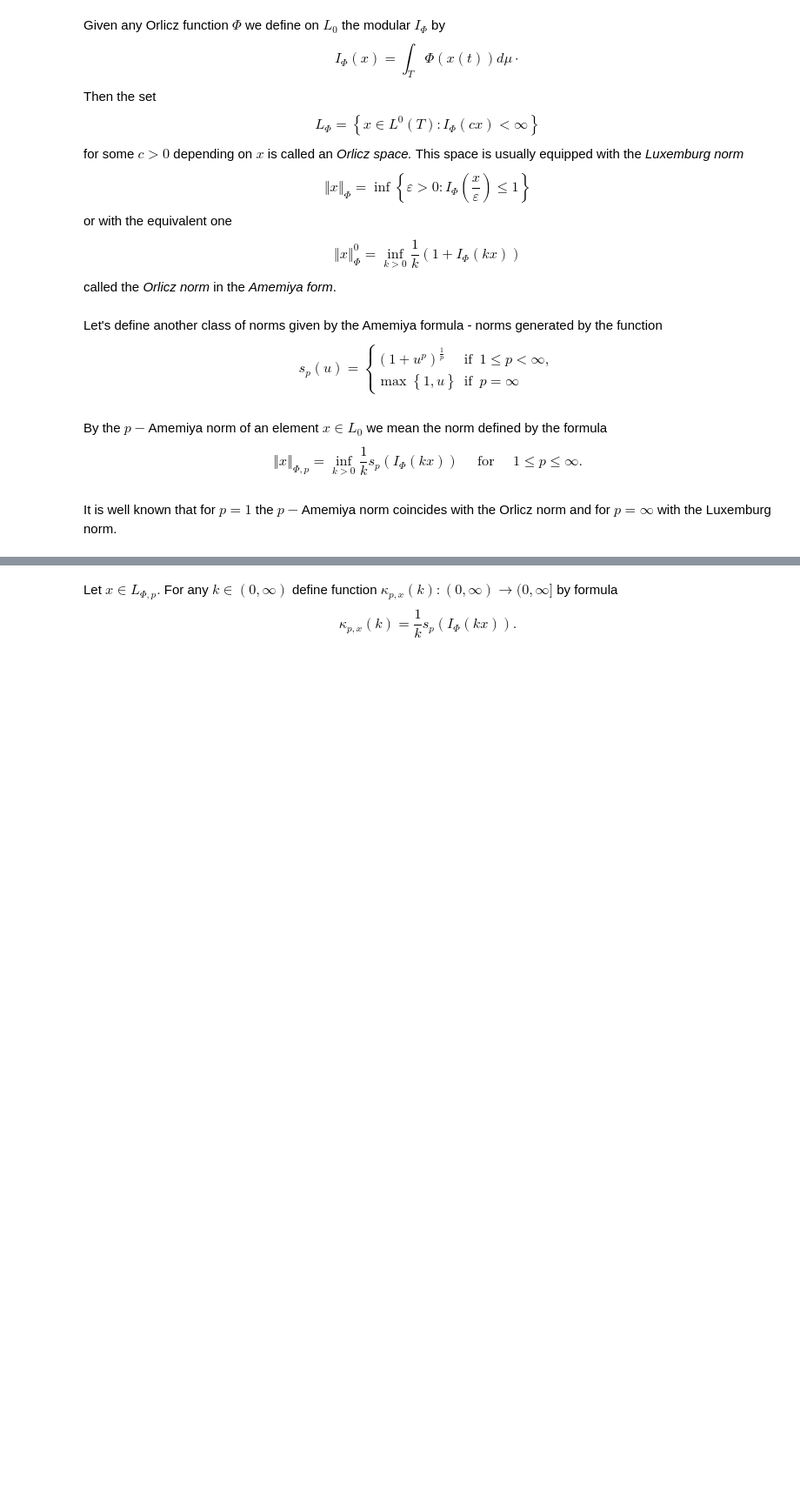
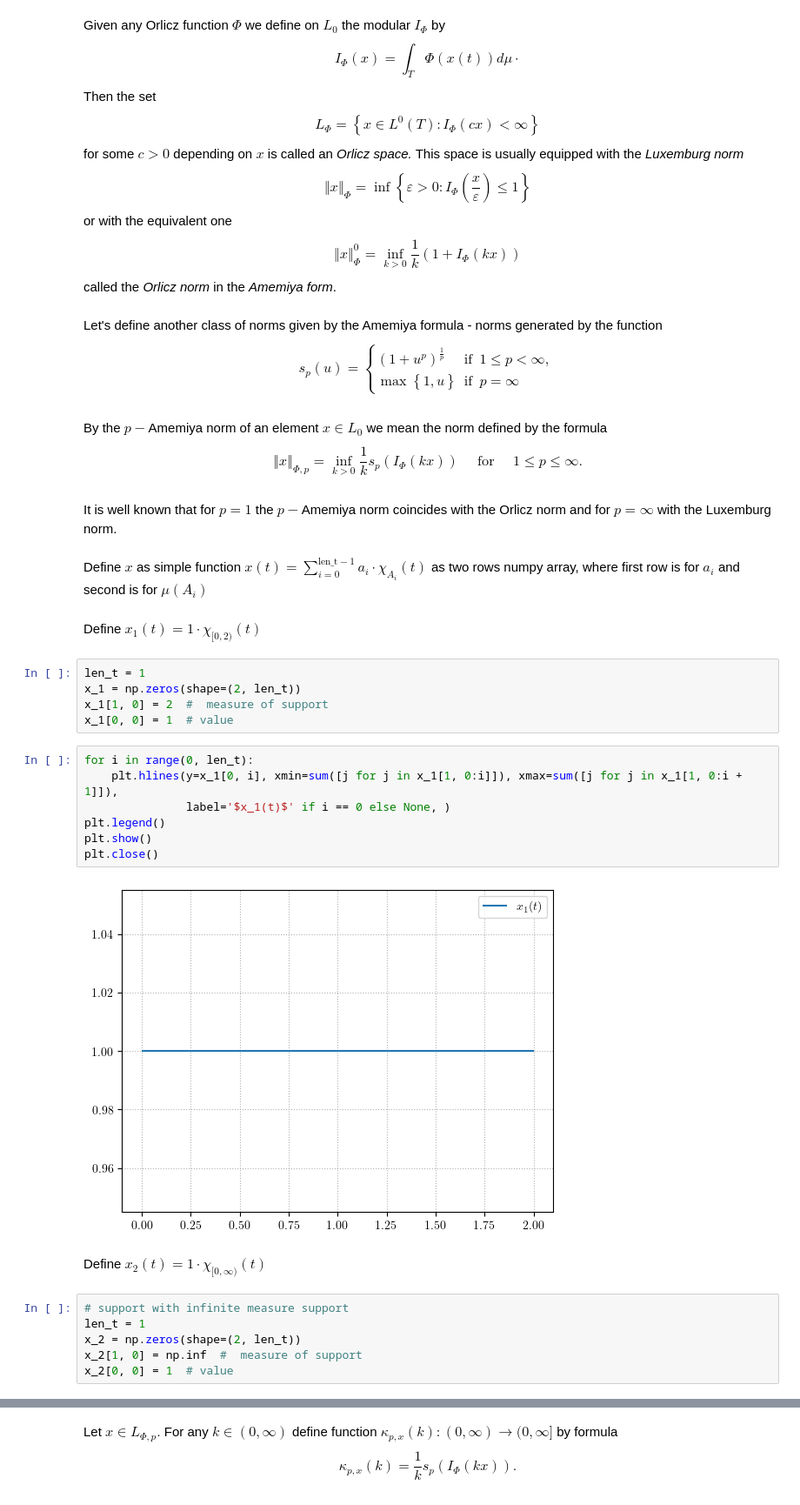
Before and after one commit to DyonOylloug/numerical_function_spaces, a Jupyter notebook: docs/norms.ipynb, the cells around one changed output, grey strips where cells are left out. Shown at 87% size. Cells and saved outputs as stored; diff of their text form; blank space fills up the shorter version.

Commit message:
docs: add plots for defined x(t)

```diff
--- a/docs/norms.ipynb
+++ b/docs/norms.ipynb
@@ -101,3 +103,29 @@ I_{\Phi }(kx)\right) \quad \text{ for } \quad 1\leq p \leq \infty.
 # %% [markdown]
 It is well known that for $p=1$ the $p-$Amemiya norm coincides with the Orlicz norm and
     for $p=\infty$ with the Luxemburg norm.
+# %% [markdown]
+Define $x$ as simple function $x(t)=\sum_{i=0}^{\text{len\_t} - 1} a_i \cdot \chi_{A_i}(t)$ as two rows numpy array, where first row is for $a_i$ and second is for $\mu(A_i)$
+# %% [markdown]
+Define $x_1(t)=1 \cdot \chi_{[0,2)}(t)$
+# %%
+len_t = 1
+x_1 = np.zeros(shape=(2, len_t))
+x_1[1, 0] = 2  #  measure of support
+x_1[0, 0] = 1  # value
+# %%
+for i in range(0, len_t):
+    plt.hlines(y=x_1[0, i], xmin=sum([j for j in x_1[1, 0:i]]), xmax=sum([j for j in x_1[1, 0:i + 1]]),
+               label='$x_1(t)$' if i == 0 else None, )
+plt.legend()
+plt.show()
+plt.close()
+# %% [output]
+[figure, added]
+# %% [markdown]
+Define $x_2(t)=1 \cdot \chi_{[0,\infty)}(t)$
+# %%
+# support with infinite measure support
+len_t = 1
+x_2 = np.zeros(shape=(2, len_t))
+x_2[1, 0] = np.inf  #  measure of support
+x_2[0, 0] = 1  # value
```
Also changed, not shown: parts of 19 cells of this notebook.
